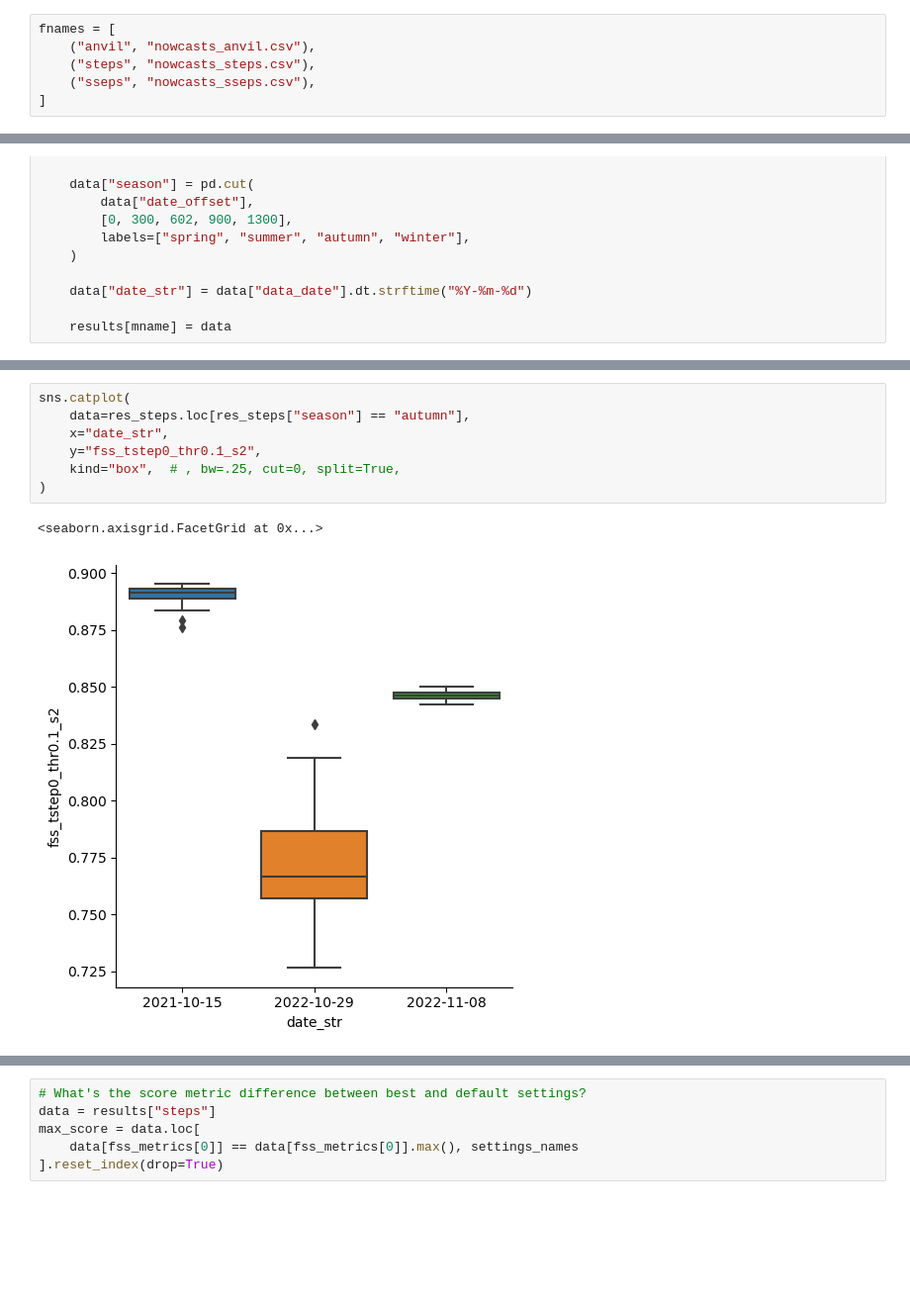
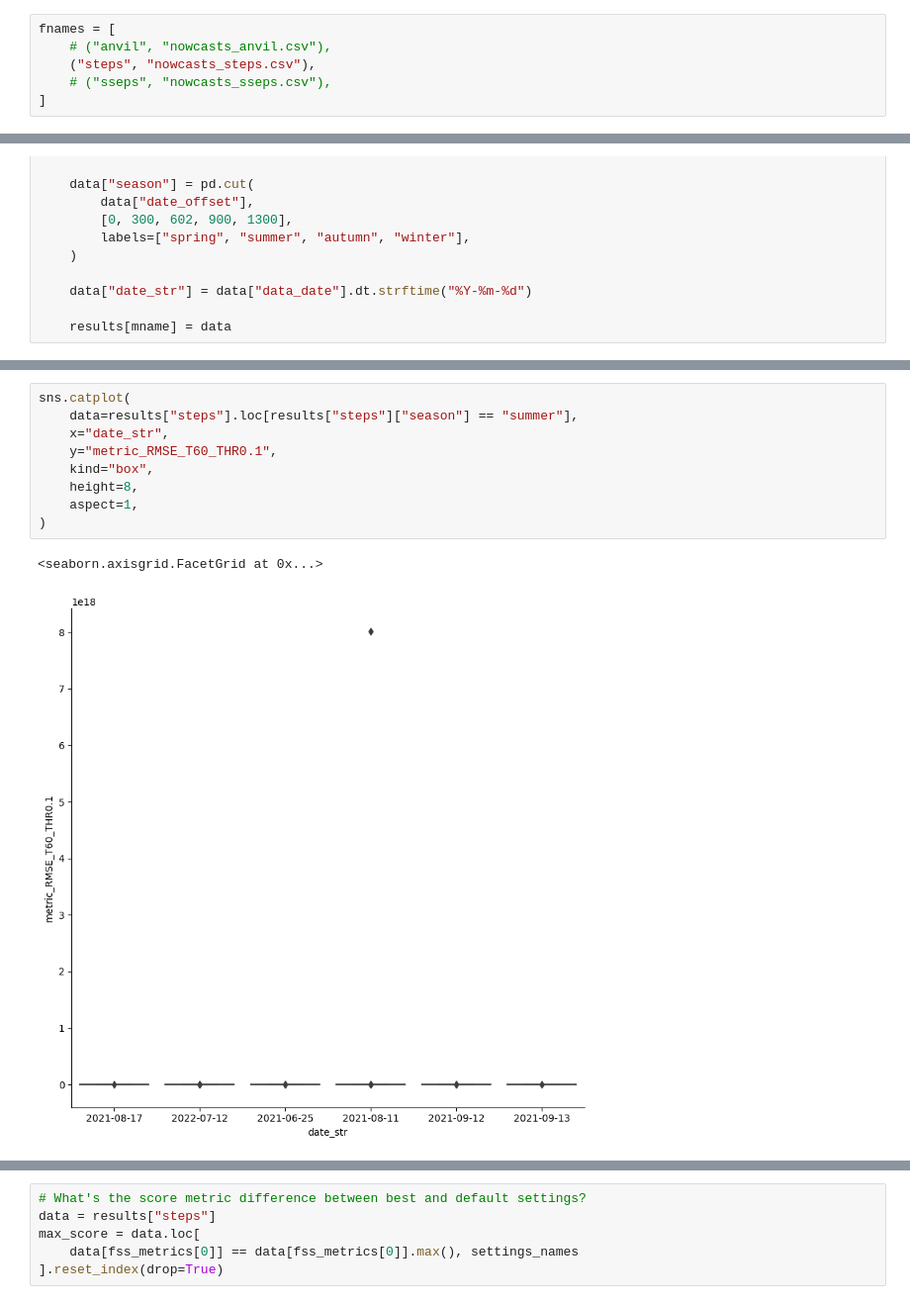
Before and after one commit to pazars/orkans, a Jupyter notebook: notebooks/explore_results.ipynb, the cells around one changed output, grey strips where cells are left out. Shown at 99% size. Drawn from its saved outputs; the diff is of its cells as text; blank space fills up the shorter version.

```diff
--- a/notebooks/explore_results.ipynb
+++ b/notebooks/explore_results.ipynb
@@ -10,9 +10,9 @@ pd.set_option("display.max_columns", 200)
 %matplotlib inline
 # %%
 fnames = [
-    ("anvil", "nowcasts_anvil.csv"),
+    # ("anvil", "nowcasts_anvil.csv"),
     ("steps", "nowcasts_steps.csv"),
-    ("sseps", "nowcasts_sseps.csv"),
+    # ("sseps", "nowcasts_sseps.csv"),
 ]
 # %%
 results = {}
@@ -57,10 +70,12 @@ sns.catplot(
 # %%
 sns.catplot(
-    data=res_steps.loc[res_steps["season"] == "autumn"],
+    data=results["steps"].loc[results["steps"]["season"] == "summer"],
     x="date_str",
-    y="fss_tstep0_thr0.1_s2",
-    kind="box",  # , bw=.25, cut=0, split=True,
+    y="metric_RMSE_T60_THR0.1",
+    kind="box",
+    height=8,
+    aspect=1,
 )
 # %% [output]
 <seaborn.axisgrid.FacetGrid at 0x...>
-[figure, old version]
+[figure, new version]
```
Also changed, not shown: parts of 16 cells of this notebook, 5 other files.
